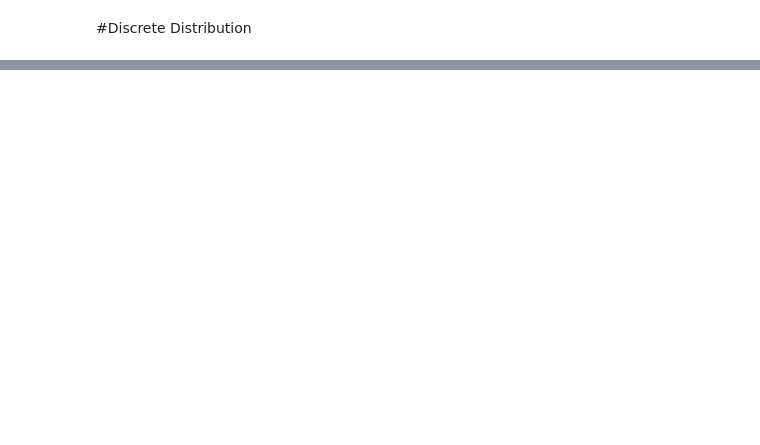
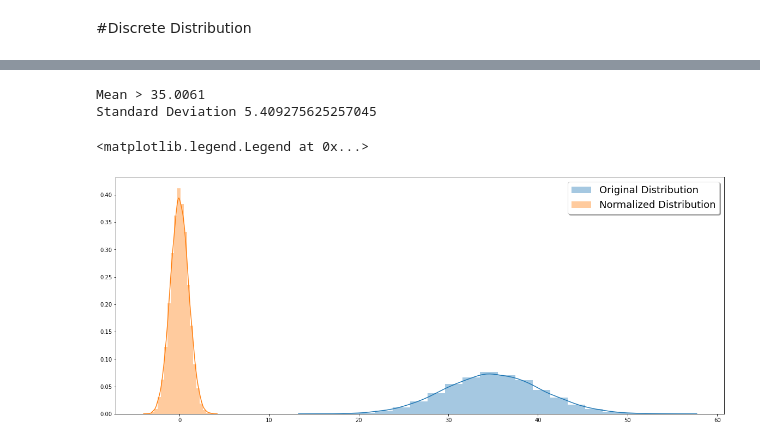
Before and after one commit to ShrayankM/Foundations-OF-DataScience-Assignments, a Jupyter notebook: Week - 19 Central Limit Theorem/W19_Lectures.ipynb, the cells around one changed output, grey strips where cells are left out. Cells and saved outputs as stored; diff of their text form; code cells hidden in the pictures; blank space fills up the shorter version.

```diff
--- a/Week - 19 Central Limit Theorem/W19_Lectures.ipynb
+++ b/Week - 19 Central Limit Theorem/W19_Lectures.ipynb
@@ -51,0 +62,13 @@ sns.distplot(samples, bins=20, hist=True, kde=True);
+# %%
+samples = [np.sum([np.random.randint(1, 7) for n in range(10)]) for k in range(10000)]
+# %%
+MU = np.mean(samples)
+SD = np.std(samples)
+# %%
+print("Mean > " + str(MU))
+print("Standard Deviation > " + str(SD))
+# %% [output]
+Mean > 35.0061
+Standard Deviation 5.409275625257045
+# %%
+normal_samples = (samples - MU)/SD
@@ -51,0 +79,9 @@ sns.distplot(samples, bins=20, hist=True, kde=True);
+# %%
+plt.figure(figsize = (20, 8))
+sns.distplot(samples, bins=20, hist=True, kde=True, label = 'Original Distribution');
+sns.distplot(normal_samples, bins=20, hist=True, kde=True, label = 'Normalized Distribution');
+
+plt.legend(loc = 'best', fontsize = 18, fancybox = True, shadow = True)
+# %% [output]
+<matplotlib.legend.Legend at 0x...>
+[figure, added]
```
Also changed, not shown: parts of 20 cells of this notebook.
